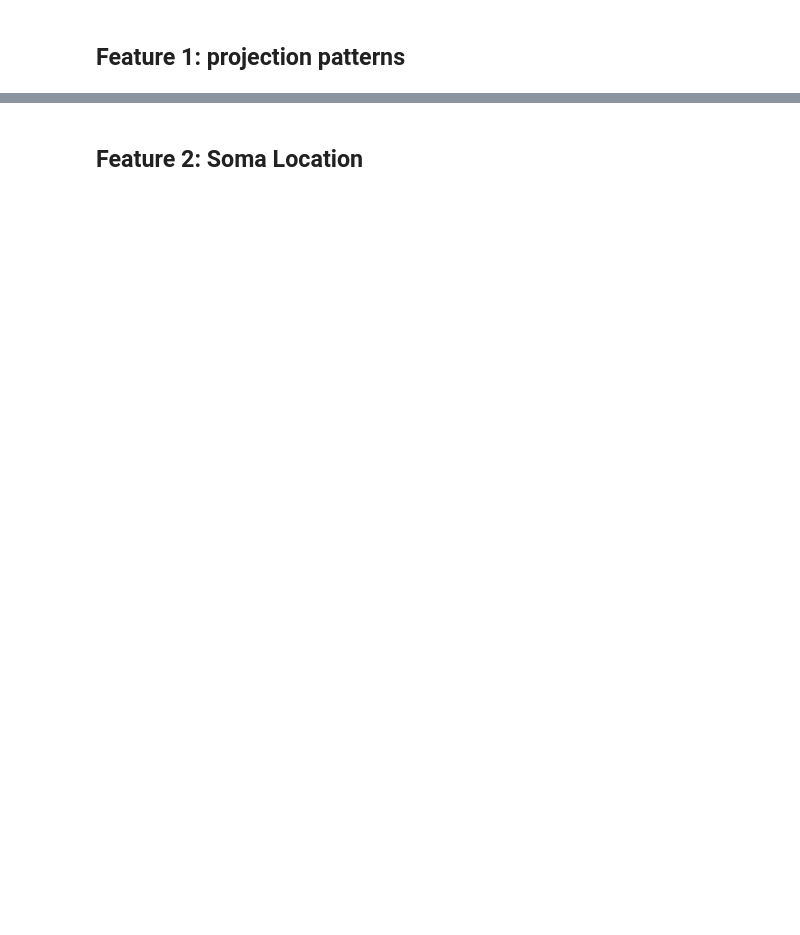
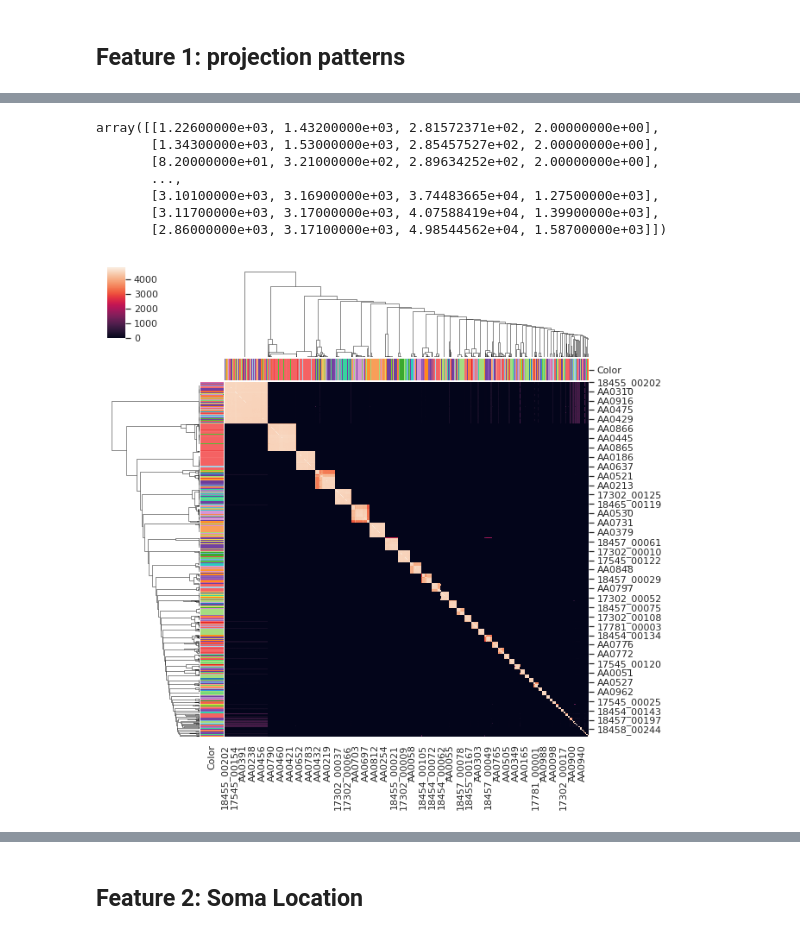
Before and after one commit to zijun-zhao/NMTcode, a Jupyter notebook: Pipeline-Draft_APSL-11Nov.ipynb, the cells around one changed output, grey strips where cells are left out. Drawn from its saved outputs; the diff is of its cells as text; code cells hidden in the pictures; blank space fills up the shorter version.

```diff
--- a/Pipeline-Draft_APSL-11Nov.ipynb
+++ b/Pipeline-Draft_APSL-11Nov.ipynb
@@ -261,0 +278,11 @@ AP_snnDF = pd.read_excel('/home/penglab/NMTcode/AP_snn_co_cluster.xlsx', index_c
+# %%
+ ns.bestCOCLUSTER(AP_dbscanDF, nmt.get_group_colors(ns.metadata, group_by="CellType", palette="paired", return_str = True,return_hex = True), t = 20, selected_list= None)
+# %% [output]
+array([[1.22600000e+03, 1.43200000e+03, 2.81572371e+02, 2.00000000e+00],
+       [1.34300000e+03, 1.53000000e+03, 2.85457527e+02, 2.00000000e+00],
+       [8.20000000e+01, 3.21000000e+02, 2.89634252e+02, 2.00000000e+00],
+       ...,
+       [3.10100000e+03, 3.16900000e+03, 3.74483665e+04, 1.27500000e+03],
+       [3.11700000e+03, 3.17000000e+03, 4.07588419e+04, 1.39900000e+03],
+       [2.86000000e+03, 3.17100000e+03, 4.98544562e+04, 1.58700000e+03]])
+[figure, added]
```
Also changed, not shown: parts of 27 cells of this notebook.
